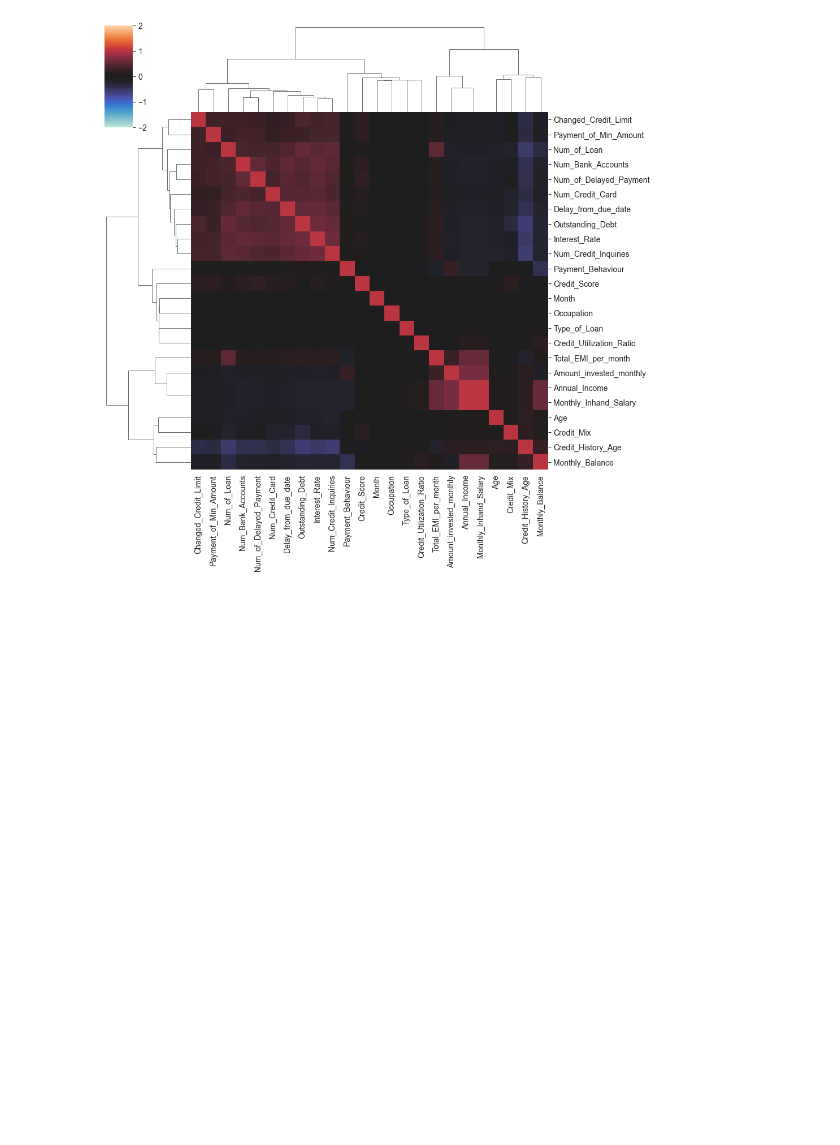
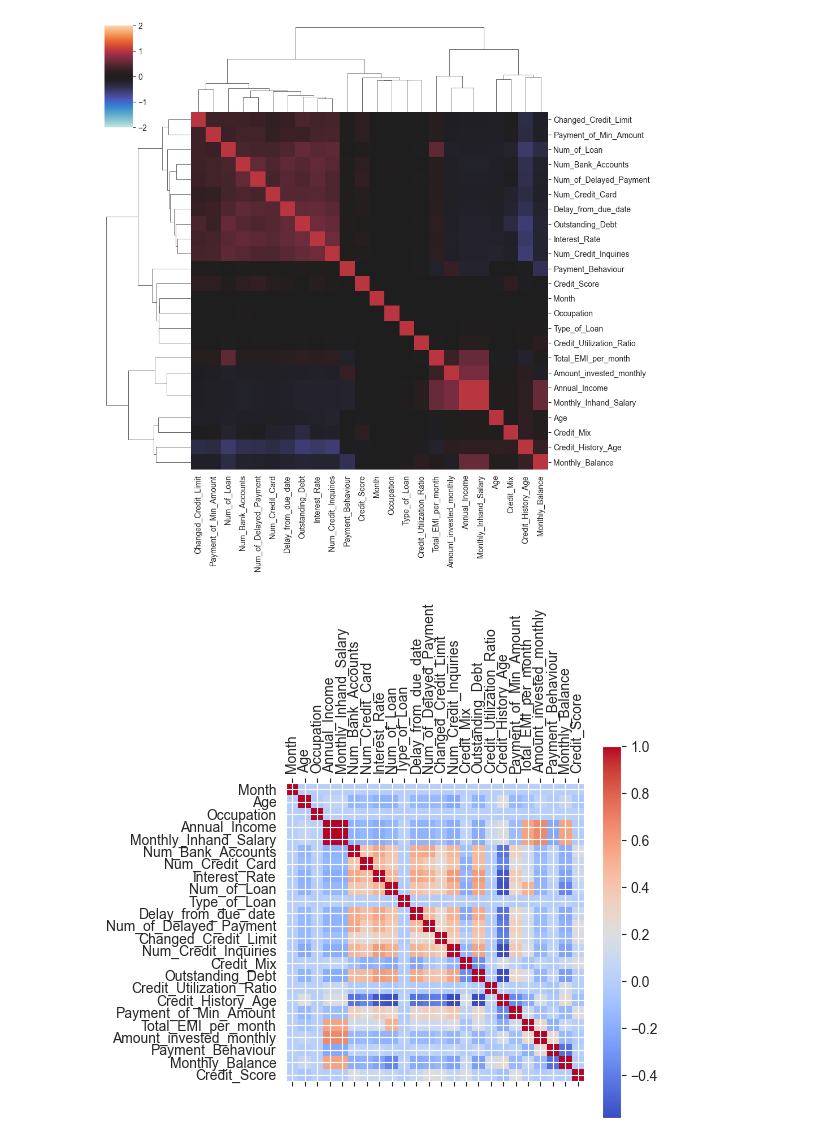
Before and after one commit to AlexShinalov/spbu-PredictCreditScore, a Jupyter notebook: RefactorData.ipynb, the cells around one changed output. Cells and saved outputs as stored; diff of their text form; code cells hidden in the pictures; blank space fills up the shorter version.

```diff
--- a/RefactorData.ipynb
+++ b/RefactorData.ipynb
@@ -253,6 +269,15 @@ def corrplot(df, method="pearson", annot=True, **kwargs):
 corrplot(X_train, annot=None)
 # %% [output]
 [figure]
+# %%
+cor_mat = X_train.corr()
+plt.matshow(cor_mat, cmap='coolwarm')
+plt.colorbar()
+plt.xticks(range(len(cor_mat)), cor_mat.columns, rotation=90)
+plt.yticks(range(len(cor_mat)), cor_mat.columns)
+plt.show()
+# %% [output]
+[figure, added]
 # %%
 X_train.to_csv(r'D:\study\AI\PredictCreditScoreinit\train_2.csv', header=True, index=True)
 X_test.to_csv(r'D:\study\AI\PredictCreditScoreinit\test_2.csv', header=True, index=True)
```
Also changed, not shown: parts of 9 cells of this notebook.
